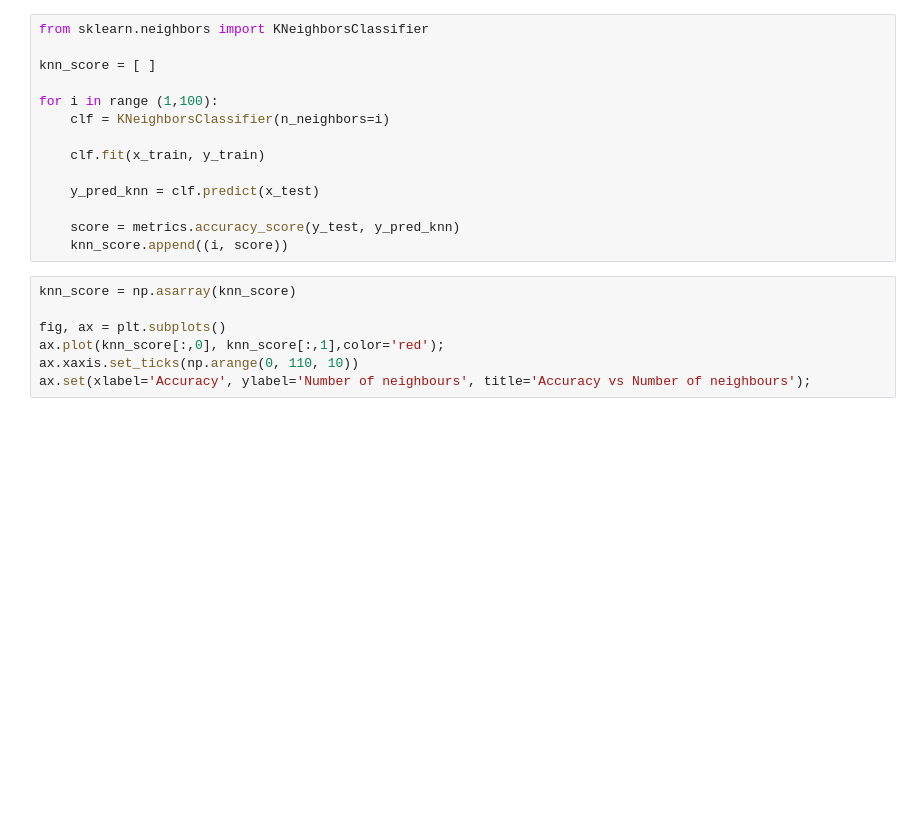
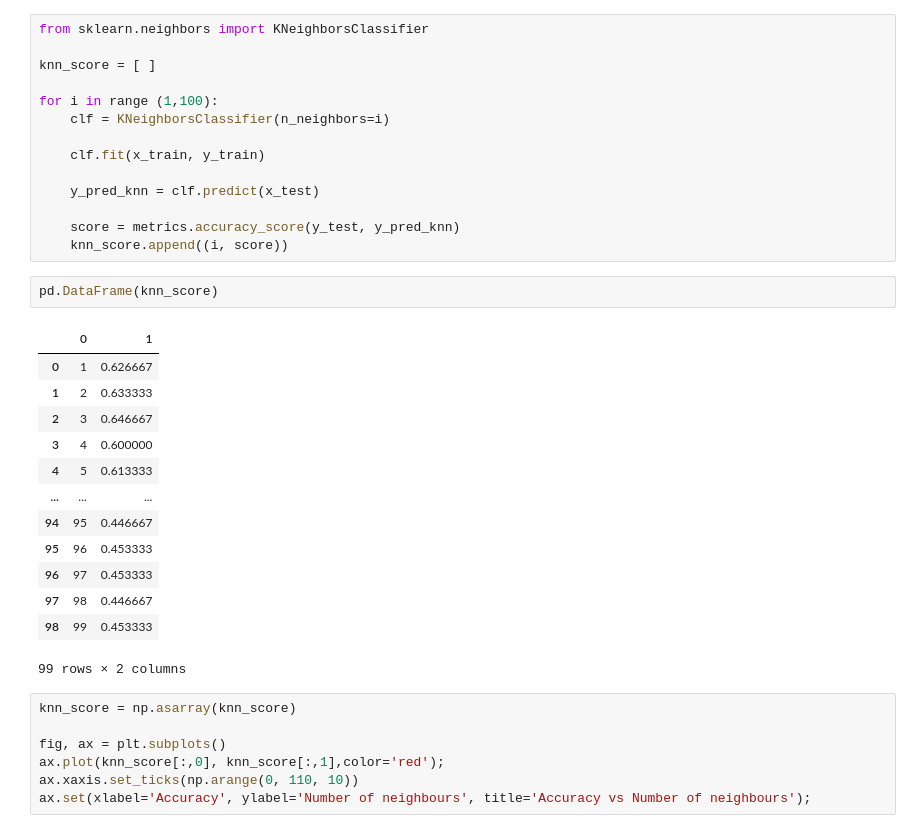
Before and after one commit to hnslmp/machine_learning_ui, a Jupyter notebook: 5.Classification/classification.ipynb, the cells around one changed output. Cells and saved outputs as stored; diff of their text form; blank space fills up the shorter version.

```diff
--- a/5.Classification/classification.ipynb
+++ b/5.Classification/classification.ipynb
@@ -135,6 +135,22 @@ for i in range (1,100):
 
     score = metrics.accuracy_score(y_test, y_pred_knn)
     knn_score.append((i, score))
+# %%
+pd.DataFrame(knn_score)
+# %% [output]
+|  | 0 | 1 |
+| 0 | 1 | 0.626667 |
+| 1 | 2 | 0.633333 |
+| 2 | 3 | 0.646667 |
+| 3 | 4 | 0.600000 |
+| 4 | 5 | 0.613333 |
+| ... | ... | ... |
+| 94 | 95 | 0.446667 |
+| 95 | 96 | 0.453333 |
+| 96 | 97 | 0.453333 |
+| 97 | 98 | 0.446667 |
+| 98 | 99 | 0.453333 |
+99 rows × 2 columns
 # %%
 knn_score = np.asarray(knn_score)
 
```
Also changed, not shown: parts of 1 cell of this notebook.
